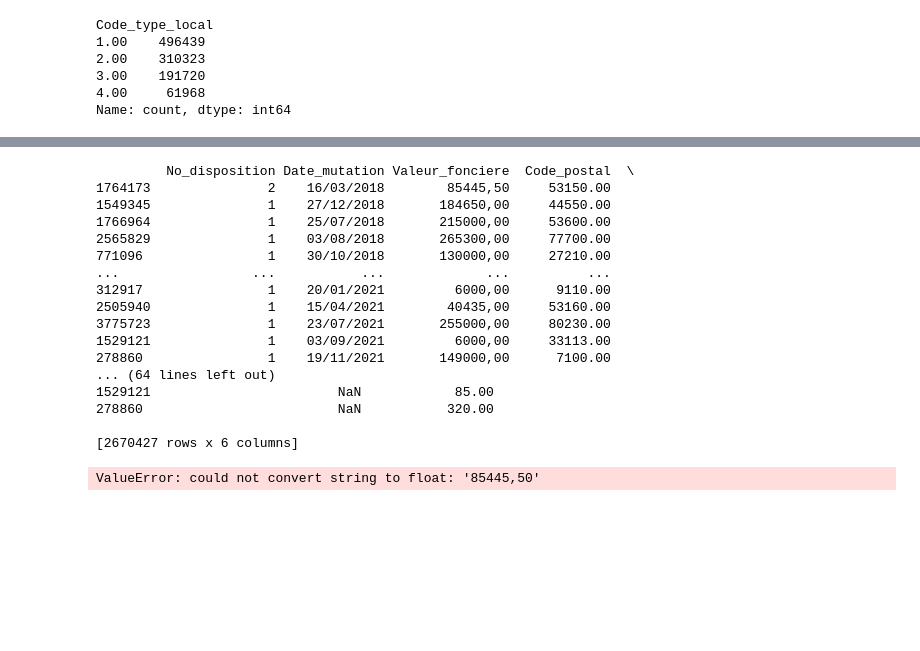
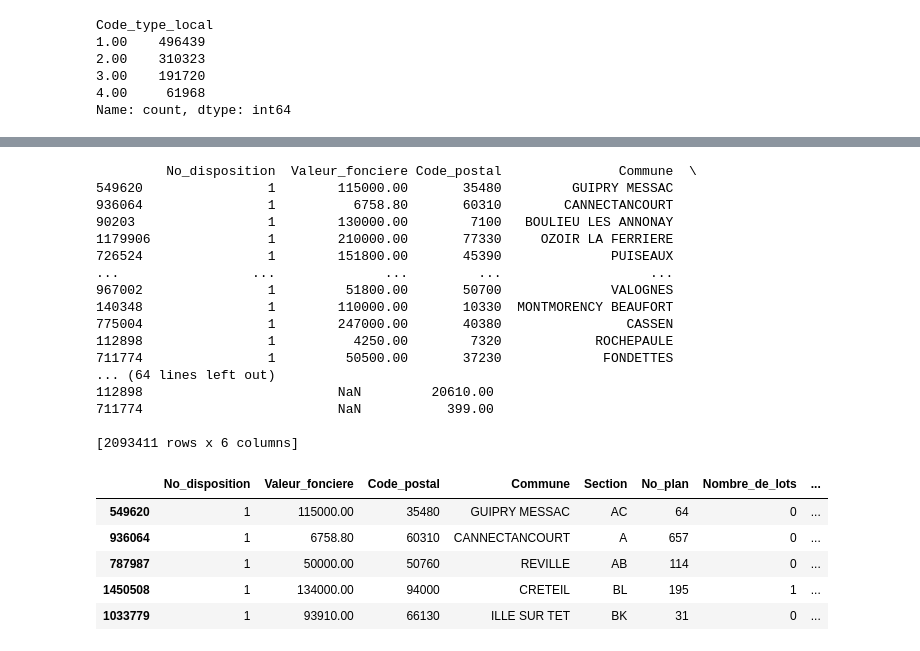
Before and after one commit to Naghan1132/Property_price_prediction, a Jupyter notebook: src/data_preprocessing.ipynb, the cells around one changed output, grey strips where cells are left out. Drawn from its saved outputs; the diff is of its cells as text; code cells hidden in the pictures; blank space fills up the shorter version.

```diff
--- a/src/data_preprocessing.ipynb
+++ b/src/data_preprocessing.ipynb
@@ -417,0 +495,8 @@ dataframes[0].head()
+# %%
+# sample random % of each year
+df_18_nan = dataframes[0].sample(frac=1, random_state=42)
+df_19_nan = dataframes[1].sample(frac=1, random_state=42)
+df_20_nan = dataframes[2].sample(frac=1, random_state=42)
+df_21_nan = dataframes[3].sample(frac=1, random_state=42)
+
+df_sauvegarde_with_nan = pd.concat([df_18_nan, df_19_nan, df_20_nan, df_21_nan], axis=0)
@@ -536,20 +524,0 @@ nombre final d'individus :  2008186
-# %%
-# Ajout variable département
-
-def assign_department(code_postal):
-    if 20000 <= code_postal <= 20190:
-        return '2A' # Pour gérer la corse sud
-    elif 20200 <= code_postal <= 20270:
-        return '2B' # Pour gérer la corse nord
-    elif len(str(code_postal)) == 4:
-        dep = '0' + str(code_postal)[:1] # Pour gérer les 10 premiers département
-        return dep
-    else:
-        dep = str(code_postal)[:2]
-        return dep
-
-# Appliquez la fonction à la colonne 'Code_postal' en utilisant apply()
-df['Departement'] = df['Code_postal'].apply(lambda x: assign_department(x))
-df['Departement'] = df['Departement'].astype(str)
-
-df.head()
@@ -589,41 +563,48 @@ Accuracy: 0.9414612851394957
 # %%
 # Réimporter les données de base, tous ceux qui ont Code_type_local == NaN
 # puis appliquer le modèle le classif => sauvegarder pleins d'individus
 
 # Réimportez les données de base avec Code_type_local manquant
 
+#Index(['Nombre_pieces_principales', 'Surface_terrain']
+
 # Sélectionnez les individus avec Code_type_local manquant
-individus_manquants = df_sauvegarde[df_sauvegarde['Code_type_local'].isna()]
+individus_manquants = df_sauvegarde_with_nan[df_sauvegarde_with_nan['Code_type_local'].isna()]
 print(individus_manquants)
-X_manquants = individus_manquants.drop(columns=['Date_mutation','Code_type_local','Commune','Section','No_plan','Nature_culture','Code_postal'])
+X_manquants = individus_manquants.drop(columns=['Code_type_local','Commune','Section','No_plan','Nature_culture','Departement','Code_postal','day','month','year','latitude','longitude'])
 print(X_manquants)
 y = individus_manquants['Code_type_local']
 
 
 # Prédisez Code_type_local pour les individus manquants
 predictions_code_type_local = modele_decision_tree.predict(X_manquants)
 
 # Remplacez les valeurs manquantes dans le DataFrame original avec les prédictions
-df_sauvegarde.loc[df_sauvegarde['Code_type_local'].isna(), 'Code_type_local'] = predictions_code_type_local
+df_sauvegarde_with_nan.loc[df_sauvegarde_with_nan['Code_type_local'].isna(), 'Code_type_local'] = predictions_code_type_local
 
 
-df_sauvegarde.head()
+df_sauvegarde_with_nan.head()
 # %% [output]
-         No_disposition Date_mutation Valeur_fonciere  Code_postal  \
-1764173               2    16/03/2018        85445,50     53150.00
-1549345               1    27/12/2018       184650,00     44550.00
-1766964               1    25/07/2018       215000,00     53600.00
-2565829               1    03/08/2018       265300,00     77700.00
-771096                1    30/10/2018       130000,00     27210.00
-...                 ...           ...             ...          ...
-312917                1    20/01/2021         6000,00      9110.00
-2505940               1    15/04/2021        40435,00     53160.00
-3775723               1    23/07/2021       255000,00     80230.00
-1529121               1    03/09/2021         6000,00     33113.00
-278860                1    19/11/2021       149000,00      7100.00
+         No_disposition  Valeur_fonciere Code_postal               Commune  \
+549620                1        115000.00       35480         GUIPRY MESSAC
+936064                1          6758.80       60310        CANNECTANCOURT
+90203                 1        130000.00        7100   BOULIEU LES ANNONAY
+1179906               1        210000.00       77330     OZOIR LA FERRIERE
+726524                1        151800.00       45390              PUISEAUX
+...                 ...              ...         ...                   ...
+967002                1         51800.00       50700              VALOGNES
+140348                1        110000.00       10330  MONTMORENCY BEAUFORT
+775004                1        247000.00       40380                CASSEN
+112898                1          4250.00        7320            ROCHEPAULE
+711774                1         50500.00       37230             FONDETTES
 ... (64 lines left out)
-1529121                        NaN            85.00
-278860                         NaN           320.00
+112898                         NaN         20610.00
+711774                         NaN           399.00
 
-[2670427 rows x 6 columns]
+[2093411 rows x 6 columns]
-ValueError: could not convert string to float: '85445,50'
+|  | No_disposition | Valeur_fonciere | Code_postal | Commune | Section | No_plan | Nombre_de_lots | ... |
+| 549620 | 1 | 115000.00 | 35480 | GUIPRY MESSAC | AC | 64 | 0 | ... |
+| 936064 | 1 | 6758.80 | 60310 | CANNECTANCOURT | A | 657 | 0 | ... |
+| 787987 | 1 | 50000.00 | 50760 | REVILLE | AB | 114 | 0 | ... |
+| 1450508 | 1 | 134000.00 | 94000 | CRETEIL | BL | 195 | 1 | ... |
+| 1033779 | 1 | 93910.00 | 66130 | ILLE SUR TET | BK | 31 | 0 | ... |
```
Also changed, not shown: parts of 30 cells of this notebook.
